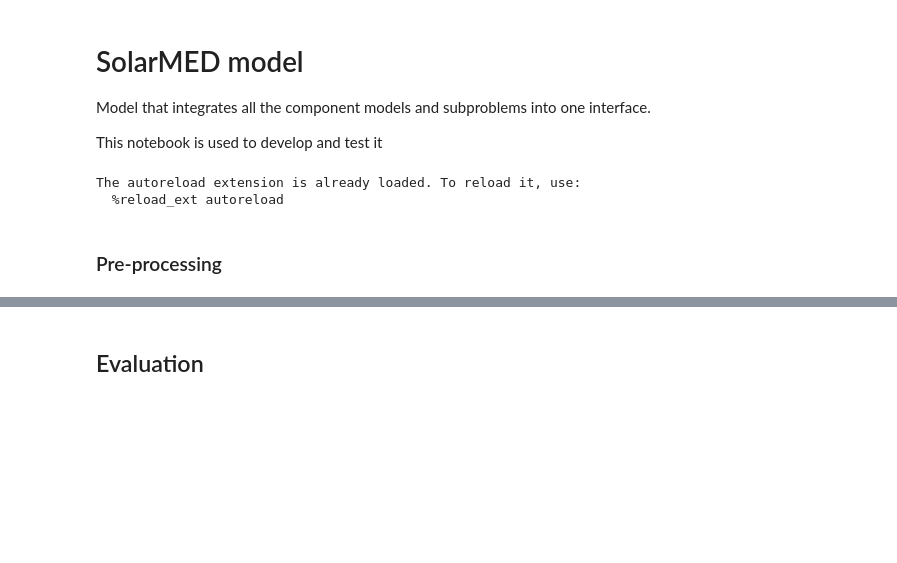
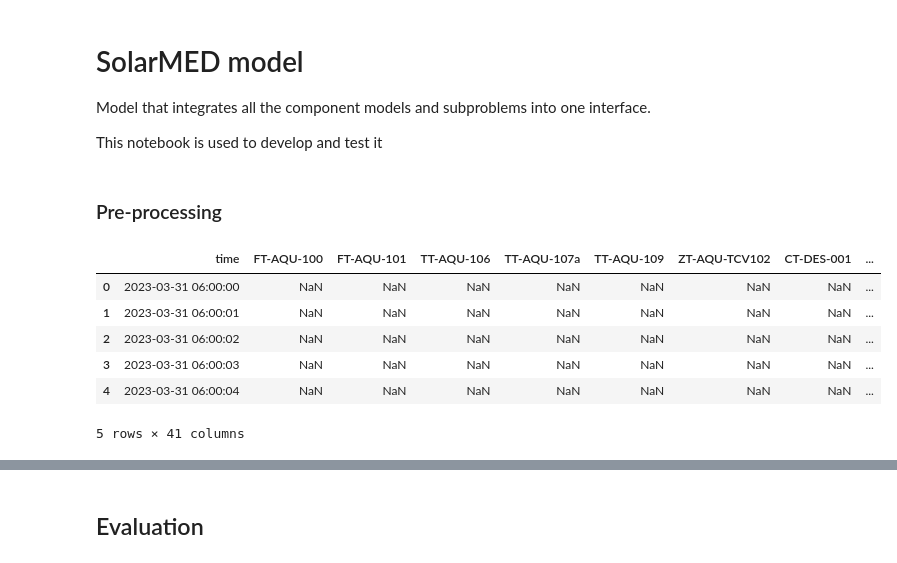
Before and after one commit to juan11iguel/SolarMED, a Jupyter notebook: modeling/notebooks/test_model.ipynb, the cells around one changed output, grey strips where cells are left out. Saved outputs shown, nothing was run; the diff lists cells and outputs as text; code cells hidden in the pictures; blank space fills up the shorter version.

```diff
--- a/modeling/notebooks/test_model.ipynb
+++ b/modeling/notebooks/test_model.ipynb
@@ -31,7 +31,7 @@ logger.disable("phd_visualizations.utils.units")
 output_path: Path = Path("../../docs/models/attachments")
 data_path: Path = Path("../data")
 
-date_str: str = "20231106" # "20231030" # 20231106 # "20230511"  # '20230630'
+date_str: str = "20230418" # "20230331" # "20230418" # "20230414" # "20231030" # 20231106 # "20230511"  # '20230630'
 filename_process_data = f"{date_str}_solarMED.csv"
 filename_process_data2 = f"{date_str}_MED.csv"
 
@@ -56,11 +56,18 @@ assert sum([test_model_dumping_during_runtime, test_partial_init_at_runtime, fee
 # Parameters
 cost_w: float = 3  # €/m³, cost of water
 cost_e: float = 0.05  # €/kWh, cost of electricity
-# %% [output]
-The autoreload extension is already loaded. To reload it, use:
-  %reload_ext autoreload
 # %% [markdown]
 ### Pre-processing
+# %%
+pd.read_csv(data_path / "datasets" / filename_process_data).head()
+# %% [output]
+|  | time | FT-AQU-100 | FT-AQU-101 | TT-AQU-106 | TT-AQU-107a | TT-AQU-109 | ZT-AQU-TCV102 | CT-DES-001 | ... |
+| 0 | 2023-03-31 06:00:00 | NaN | NaN | NaN | NaN | NaN | NaN | NaN | ... |
+| 1 | 2023-03-31 06:00:01 | NaN | NaN | NaN | NaN | NaN | NaN | NaN | ... |
+| 2 | 2023-03-31 06:00:02 | NaN | NaN | NaN | NaN | NaN | NaN | NaN | ... |
+| 3 | 2023-03-31 06:00:03 | NaN | NaN | NaN | NaN | NaN | NaN | NaN | ... |
+| 4 | 2023-03-31 06:00:04 | NaN | NaN | NaN | NaN | NaN | NaN | NaN | ... |
+5 rows × 41 columns
 # %%
 data_paths = [
     data_path / f"datasets/{filename_process_data}",
```
Also changed, not shown: parts of 5 cells of this notebook, 56 other files.
